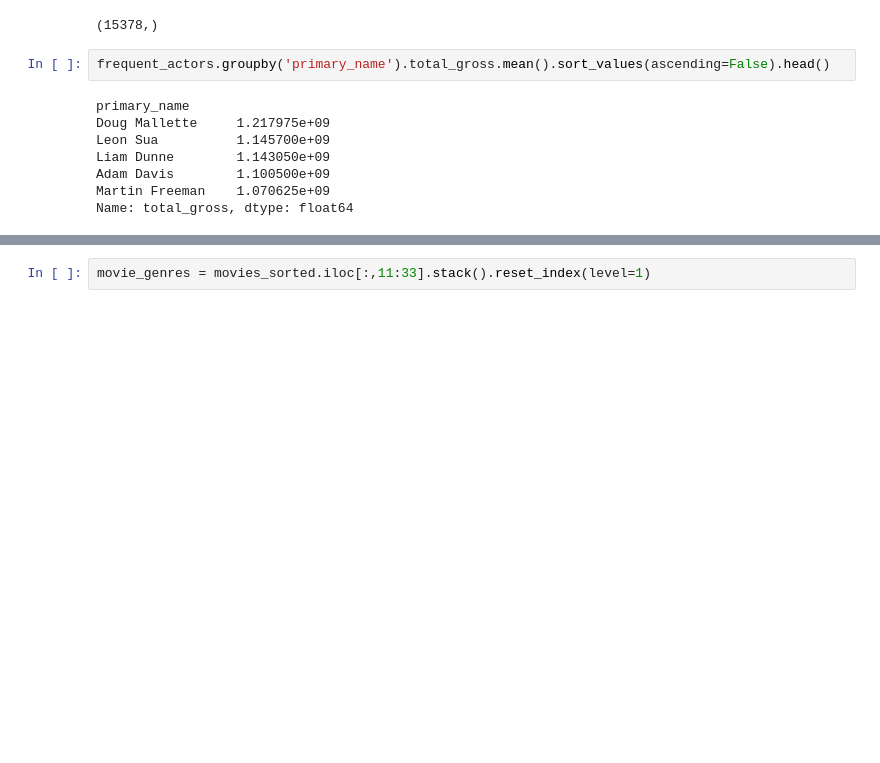
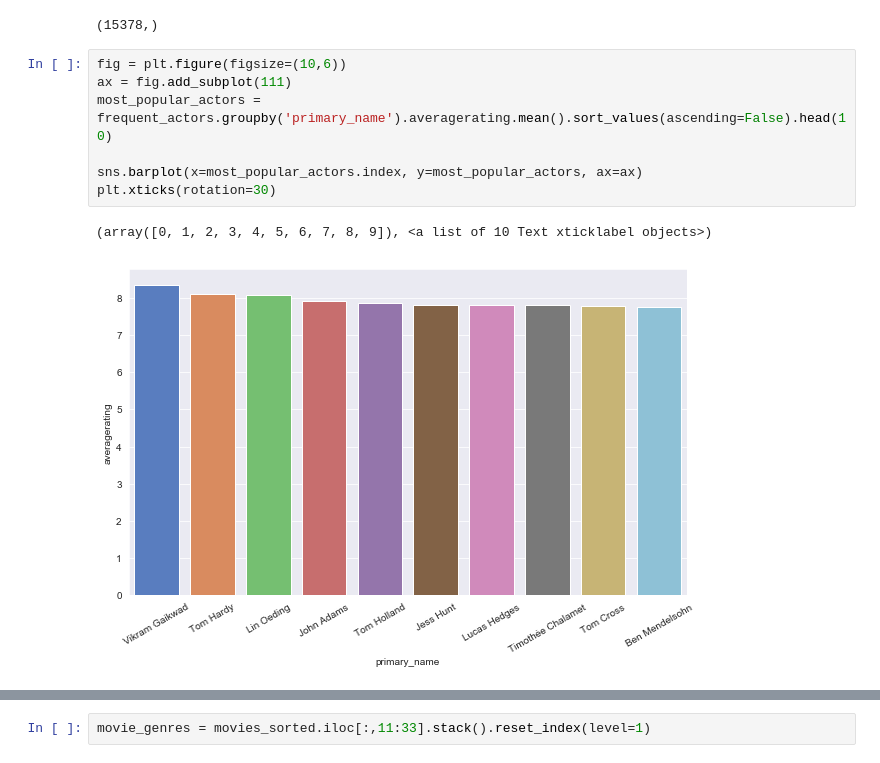
Before and after one commit to aschams/FlatironProject1, a Jupyter notebook: ASchams_notebook.ipynb, the cells around one changed output, grey strips where cells are left out. Saved outputs shown, nothing was run; the diff lists cells and outputs as text; blank space fills up the shorter version.

```diff
--- a/ASchams_notebook.ipynb
+++ b/ASchams_notebook.ipynb
@@ -427,13 +433,13 @@ frequent_actors = actors.drop(infrequent_actors)
 infrequent_actors.shape
 # %% [output]
 (15378,)
-# %%
-frequent_actors.groupby('primary_name').total_gross.mean().sort_values(ascending=False).head()
-# %% [output]
-primary_name
-Doug Mallette     1.217975e+09
-Leon Sua          1.145700e+09
-Liam Dunne        1.143050e+09
-Adam Davis        1.100500e+09
-Martin Freeman    1.070625e+09
-Name: total_gross, dtype: float64
+# %%
+fig = plt.figure(figsize=(10,6))
+ax = fig.add_subplot(111)
+most_popular_actors = frequent_actors.groupby('primary_name').averagerating.mean().sort_values(ascending=False).head(10)
+
+sns.barplot(x=most_popular_actors.index, y=most_popular_actors, ax=ax)
+plt.xticks(rotation=30)
+# %% [output]
+(array([0, 1, 2, 3, 4, 5, 6, 7, 8, 9]), <a list of 10 Text xticklabel objects>)
+[figure, added]
```
Also changed, not shown: parts of 7 cells of this notebook.
